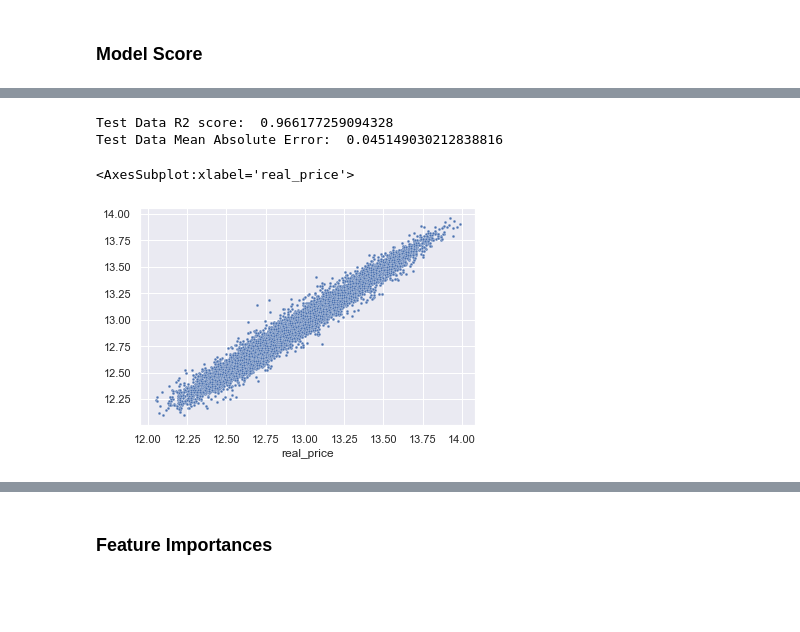
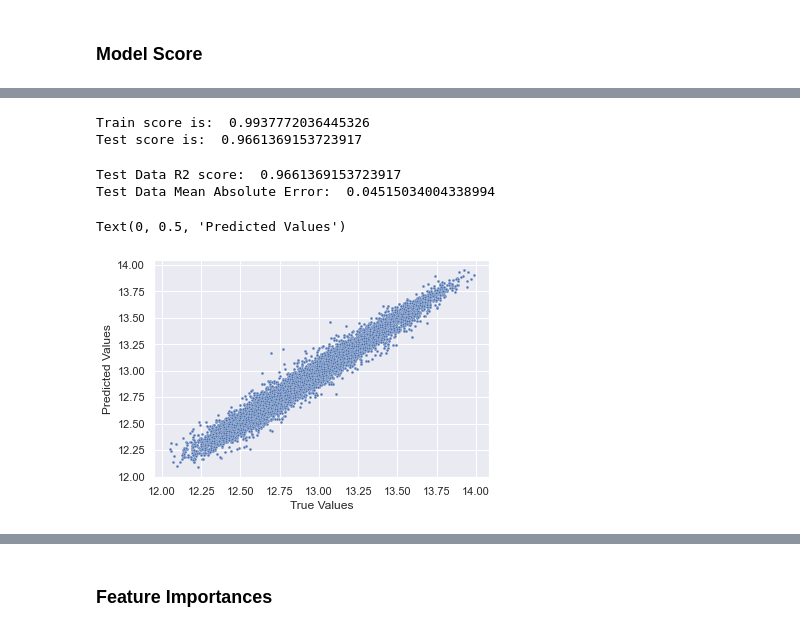
Before and after one commit to milkmanex1/HDB, a Jupyter notebook: Random Forest.ipynb, the cells around one changed output, grey strips where cells are left out. Cells and saved outputs as stored; diff of their text form; code cells hidden in the pictures; blank space fills up the shorter version.

```diff
--- a/Random Forest.ipynb
+++ b/Random Forest.ipynb
@@ -54,16 +57,24 @@ Out of Bag R2 score is:  0.9654756390569611
+# %%
+print('Train score is: ', rf.score(X_train, y_train))
+print('Test score is: ', rf.score(X_test, y_test))
+# %% [output]
+Train score is:  0.9937772036445326
+Test score is:  0.9661369153723917
 # %%
 
 from sklearn.metrics import mean_absolute_error, r2_score
 
-pred = rf.predict(X_test)
+y_pred = rf.predict(X_test)
 
-print('Test Data R2 score: ', r2_score(y_test, pred))
-print('Test Data Mean Absolute Error: ', mean_absolute_error(y_test['real_price'], pred))
+print('Test Data R2 score: ', r2_score(y_test, y_pred))
+print('Test Data Mean Absolute Error: ', mean_absolute_error(y_test, y_pred))
 # %% [output]
-Test Data R2 score:  0.966177259094328
-Test Data Mean Absolute Error:  0.045149030212838816
+Test Data R2 score:  0.9661369153723917
+Test Data Mean Absolute Error:  0.04515034004338994
 # %%
 sns.scatterplot(x=y_test['real_price'], y=pred, s=8)
+plt.xlabel('True Values')
+plt.ylabel('Predicted Values')
 # %% [output]
-<AxesSubplot:xlabel='real_price'>
+Text(0, 0.5, 'Predicted Values')
-[figure, old version]
+[figure, new version]
```
Also changed, not shown: parts of 9 cells of this notebook, 2 other files.
